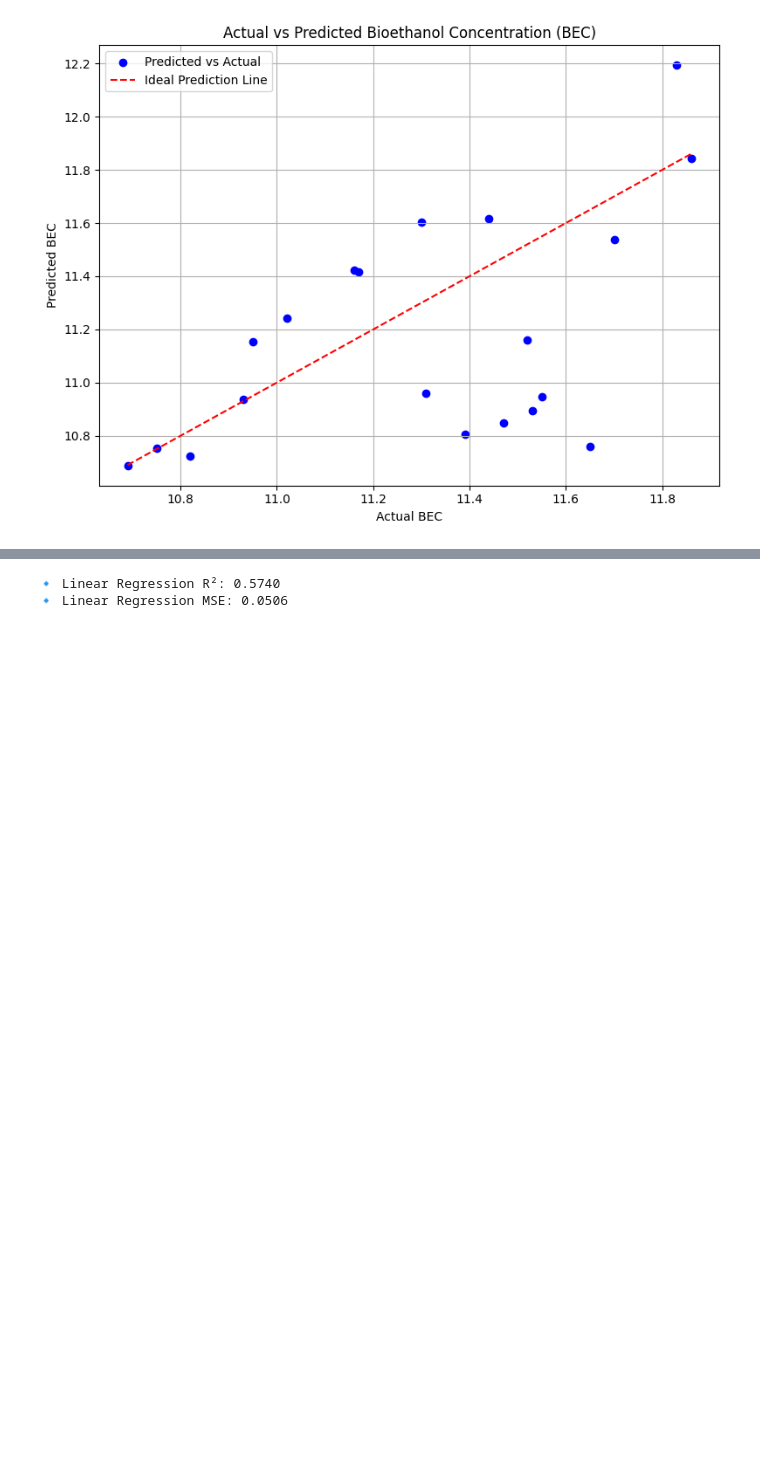
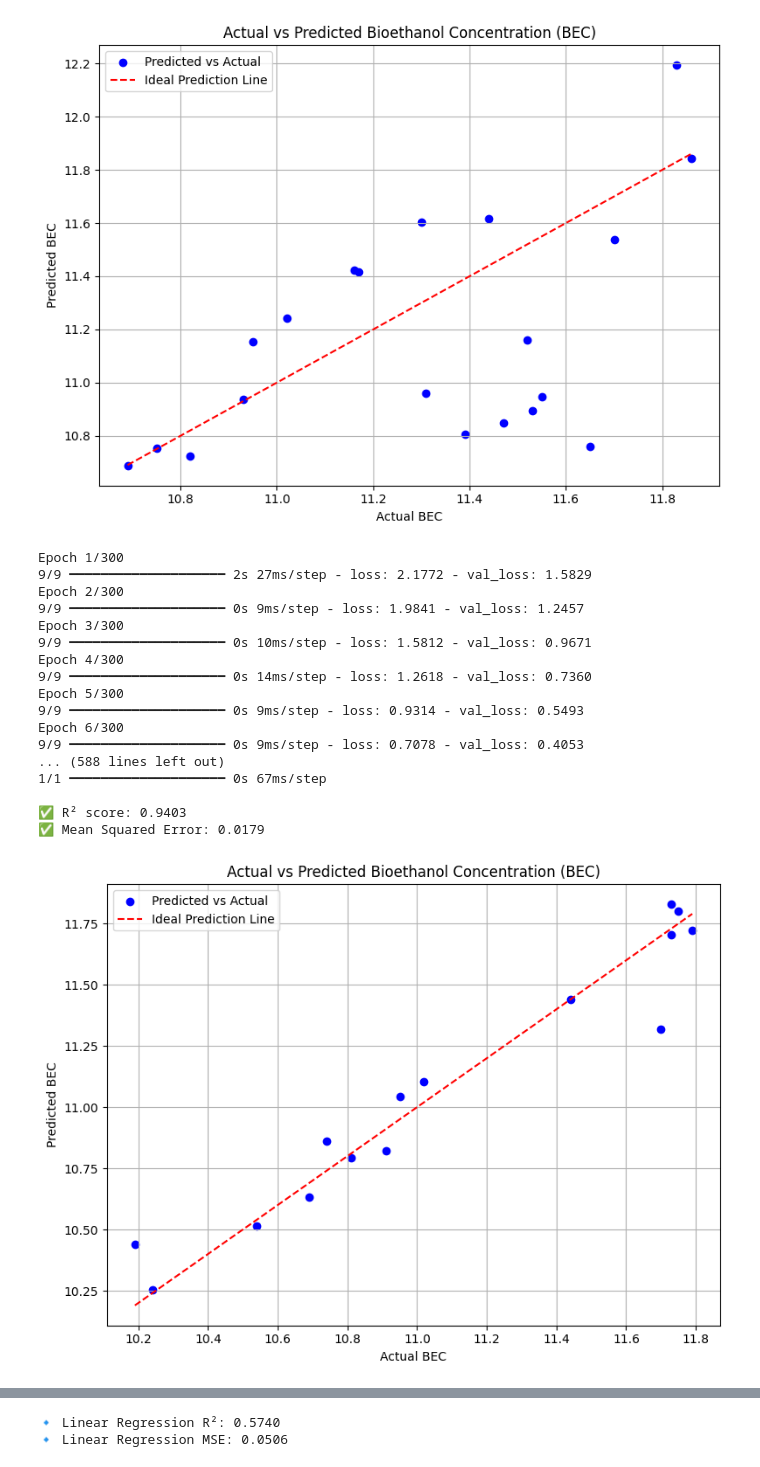
Before and after one commit to DiptiMishra11/Ethanol-ANN-model, a Jupyter notebook: OJT_ANN_model.ipynb, the cells around one changed output, grey strips where cells are left out. Drawn from its saved outputs; the diff is of its cells as text; code cells hidden in the pictures; blank space fills up the shorter version.

```diff
--- a/OJT_ANN_model.ipynb
+++ b/OJT_ANN_model.ipynb
@@ -254,3 +193,81 @@ Epoch 6/300
 ✅ R² score: -0.2825
 ✅ Mean Squared Error: 0.1524
 [figure]
+# %%
+import pandas as pd
+import numpy as np
+from sklearn.model_selection import train_test_split
+from sklearn.preprocessing import MinMaxScaler
+from sklearn.metrics import r2_score, mean_squared_error
+from tensorflow.keras.models import Sequential
+from tensorflow.keras.layers import Dense
+import matplotlib.pyplot as plt
+
+# === Step 1: Load data ===
+df = pd.read_csv('/normalized_6_variables.csv')  # Adjust path if needed
+X = df.drop(columns=['BEC']).values
+y = df[['BEC']].values
+
+# === Step 2: Normalize ===
+scaler_X = MinMaxScaler()
+scaler_y = MinMaxScaler()
+
+X_scaled = scaler_X.fit_transform(X)
+y_scaled = scaler_y.fit_transform(y)
+
+# === Step 3: Split dataset ===
+X_train, X_temp, y_train, y_temp = train_test_split(X_scaled, y_scaled, test_size=0.3, random_state=42)
+X_val, X_test, y_val, y_test = train_test_split(X_temp, y_temp, test_size=0.5, random_state=42)
+
+# === Step 4: Build model ===
+model = Sequential()
+model.add(Dense(8, input_dim=X.shape[1], activation='relu'))
+model.add(Dense(10, activation='relu'))
+model.add(Dense(1, activation='linear'))
+
+# === Step 5: Compile and Train ===
+model.compile(optimizer='adam', loss='mse')
+history = model.fit(X_train, y_train, epochs=300, batch_size=8, validation_data=(X_val, y_val), verbose=1)
+
+# === Step 6: Predict and Inverse Transform ===
+y_pred_scaled = model.predict(X_test)
+y_pred = scaler_y.inverse_transform(y_pred_scaled)
+y_true = scaler_y.inverse_transform(y_test)
+
+# === Step 7: Evaluate ===
+r2 = r2_score(y_true, y_pred)
+mse = mean_squared_error(y_true, y_pred)
+
+print(f"\n✅ R² score: {r2:.4f}")
+print(f"✅ Mean Squared Error: {mse:.4f}")
+
+# === Step 8: Plot actual vs predicted ===
+plt.figure(figsize=(8, 6))
+plt.scatter(y_true, y_pred, color='blue', label='Predicted vs Actual')
+plt.plot([min(y_true), max(y_true)], [min(y_true), max(y_true)], 'r--', label='Ideal Prediction Line')
+plt.xlabel("Actual BEC")
+plt.ylabel("Predicted BEC")
+plt.title("Actual vs Predicted Bioethanol Concentration (BEC)")
+plt.legend()
+plt.grid(True)
+plt.tight_layout()
+plt.show()
+# %% [output]
+Epoch 1/300
+9/9 ━━━━━━━━━━━━━━━━━━━━ 2s 27ms/step - loss: 2.1772 - val_loss: 1.5829
+Epoch 2/300
+9/9 ━━━━━━━━━━━━━━━━━━━━ 0s 9ms/step - loss: 1.9841 - val_loss: 1.2457
+Epoch 3/300
+9/9 ━━━━━━━━━━━━━━━━━━━━ 0s 10ms/step - loss: 1.5812 - val_loss: 0.9671
+Epoch 4/300
+9/9 ━━━━━━━━━━━━━━━━━━━━ 0s 14ms/step - loss: 1.2618 - val_loss: 0.7360
+Epoch 5/300
+9/9 ━━━━━━━━━━━━━━━━━━━━ 0s 9ms/step - loss: 0.9314 - val_loss: 0.5493
+Epoch 6/300
+9/9 ━━━━━━━━━━━━━━━━━━━━ 0s 9ms/step - loss: 0.7078 - val_loss: 0.4053
+... (588 lines left out)
+1/1 ━━━━━━━━━━━━━━━━━━━━ 0s 67ms/step
+
+✅ R² score: 0.9403
+✅ Mean Squared Error: 0.0179
+[figure, added]
```
Also changed, not shown: parts of 7 cells of this notebook.
